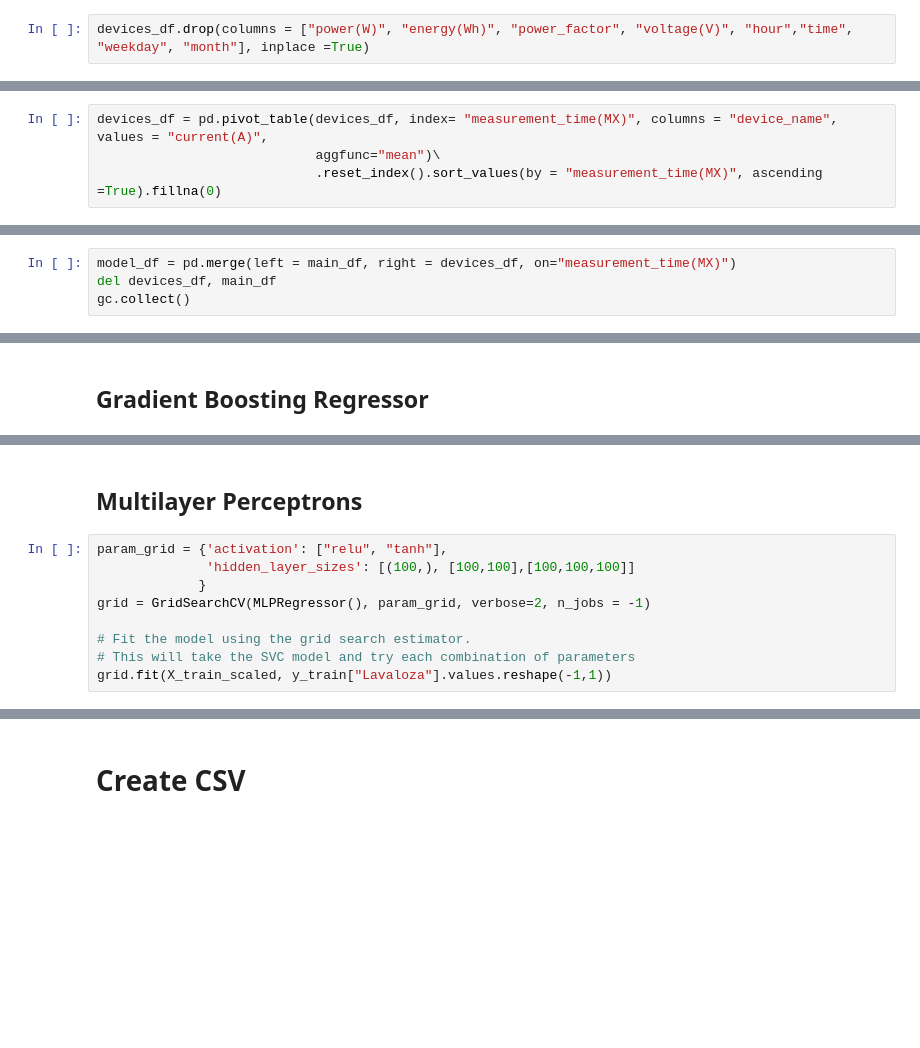
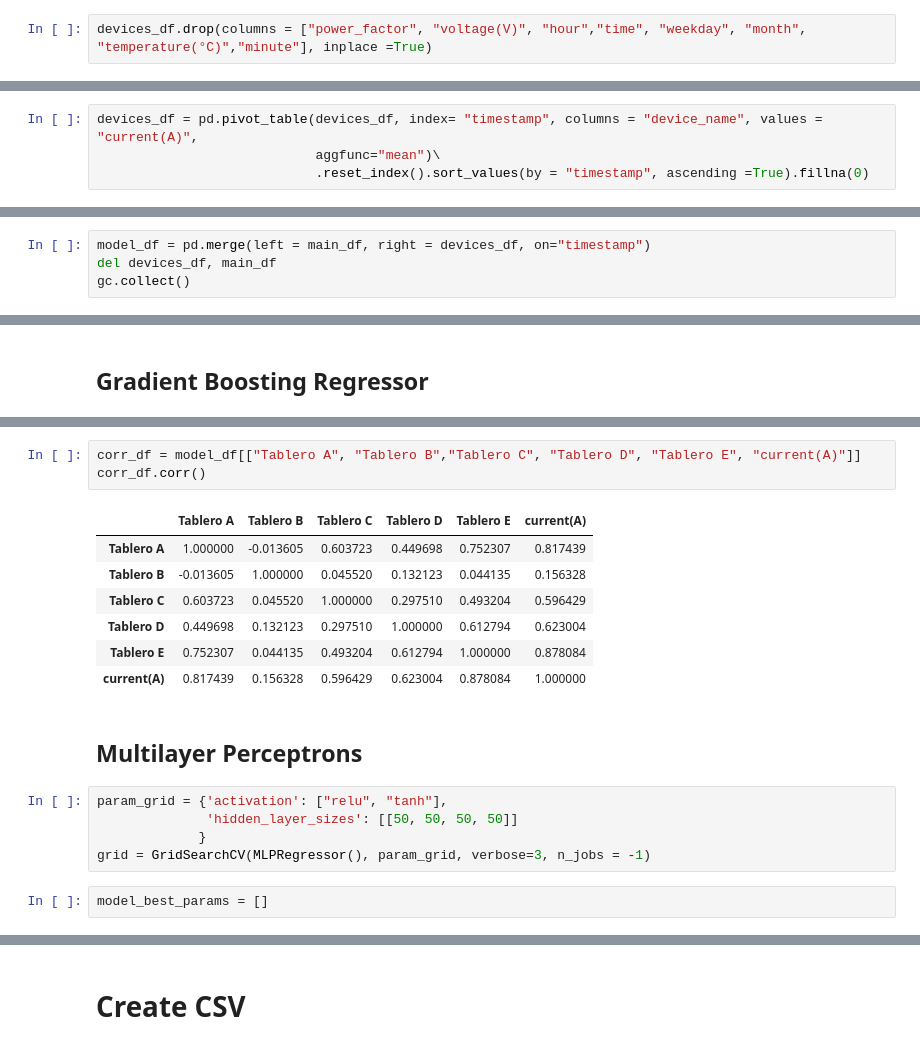
Before and after one commit to Axioma42/Final-Project, a Jupyter notebook: Predicciones_Consumo.ipynb, the cells around one changed output, grey strips where cells are left out. Drawn from its saved outputs; the diff is of its cells as text; blank space fills up the shorter version.

```diff
--- a/Predicciones_Consumo.ipynb
+++ b/Predicciones_Consumo.ipynb
@@ -62,4 +96,4 @@ devices_df.head()
 # %%
-devices_df.drop(columns = ["power(W)", "energy(Wh)", "power_factor", "voltage(V)", "hour","time", "weekday", "month"], inplace =True)
+devices_df.drop(columns = ["power_factor", "voltage(V)", "hour","time", "weekday", "month", "temperature(°C)","minute"], inplace =True)
 # %%
 devices_df.head()
@@ -66,6 +107,6 @@ devices_df.head()
 # %%
-devices_df = pd.pivot_table(devices_df, index= "measurement_time(MX)", columns = "device_name", values = "current(A)",
+devices_df = pd.pivot_table(devices_df, index= "timestamp", columns = "device_name", values = "current(A)",
                             aggfunc="mean")\
-                            .reset_index().sort_values(by = "measurement_time(MX)", ascending =True).fillna(0)
+                            .reset_index().sort_values(by = "timestamp", ascending =True).fillna(0)
 # %%
 devices_df.head()
@@ -81,4 +146,4 @@ features
 # %%
-model_df = pd.merge(left = main_df, right = devices_df, on="measurement_time(MX)")
+model_df = pd.merge(left = main_df, right = devices_df, on="timestamp")
 del devices_df, main_df
 gc.collect()
@@ -119,12 +278,21 @@ for column in devices_to_train:
+# %%
+corr_df = model_df[["Tablero A", "Tablero B","Tablero C", "Tablero D", "Tablero E", "current(A)"]]
+corr_df.corr()
+# %% [output]
+|  | Tablero A | Tablero B | Tablero C | Tablero D | Tablero E | current(A) |
+| Tablero A | 1.000000 | -0.013605 | 0.603723 | 0.449698 | 0.752307 | 0.817439 |
+| Tablero B | -0.013605 | 1.000000 | 0.045520 | 0.132123 | 0.044135 | 0.156328 |
+| Tablero C | 0.603723 | 0.045520 | 1.000000 | 0.297510 | 0.493204 | 0.596429 |
+| Tablero D | 0.449698 | 0.132123 | 0.297510 | 1.000000 | 0.612794 | 0.623004 |
+| Tablero E | 0.752307 | 0.044135 | 0.493204 | 0.612794 | 1.000000 | 0.878084 |
+| current(A) | 0.817439 | 0.156328 | 0.596429 | 0.623004 | 0.878084 | 1.000000 |
 # %% [markdown]
 ## Multilayer Perceptrons
-# %%
-param_grid = {'activation': ["relu", "tanh"],
-              'hidden_layer_sizes': [(100,), [100,100],[100,100,100]]
-             }
-grid = GridSearchCV(MLPRegressor(), param_grid, verbose=2, n_jobs = -1)
-
-# Fit the model using the grid search estimator.
-# This will take the SVC model and try each combination of parameters
-grid.fit(X_train_scaled, y_train["Lavaloza"].values.reshape(-1,1))
+# %%
+param_grid = {'activation': ["relu", "tanh"],
+              'hidden_layer_sizes': [[50, 50, 50, 50]]
+             }
+grid = GridSearchCV(MLPRegressor(), param_grid, verbose=3, n_jobs = -1)
+# %%
+model_best_params = []
 # %%
```
Also changed, not shown: parts of 41 cells of this notebook, 7 other files.
